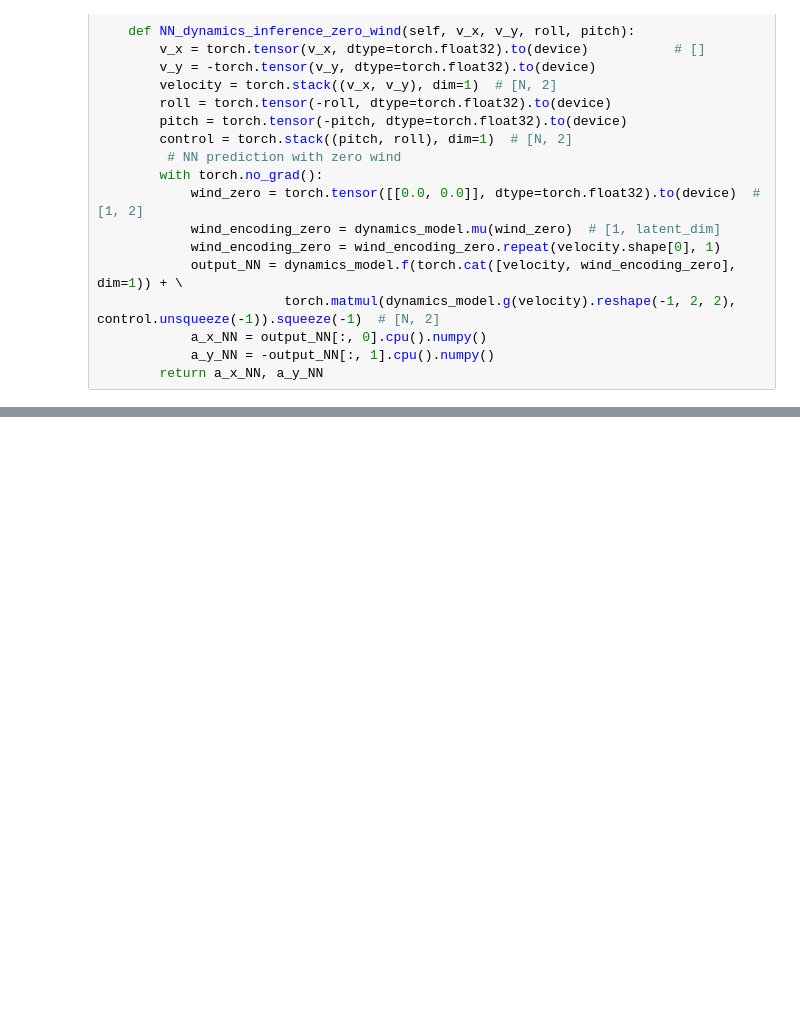
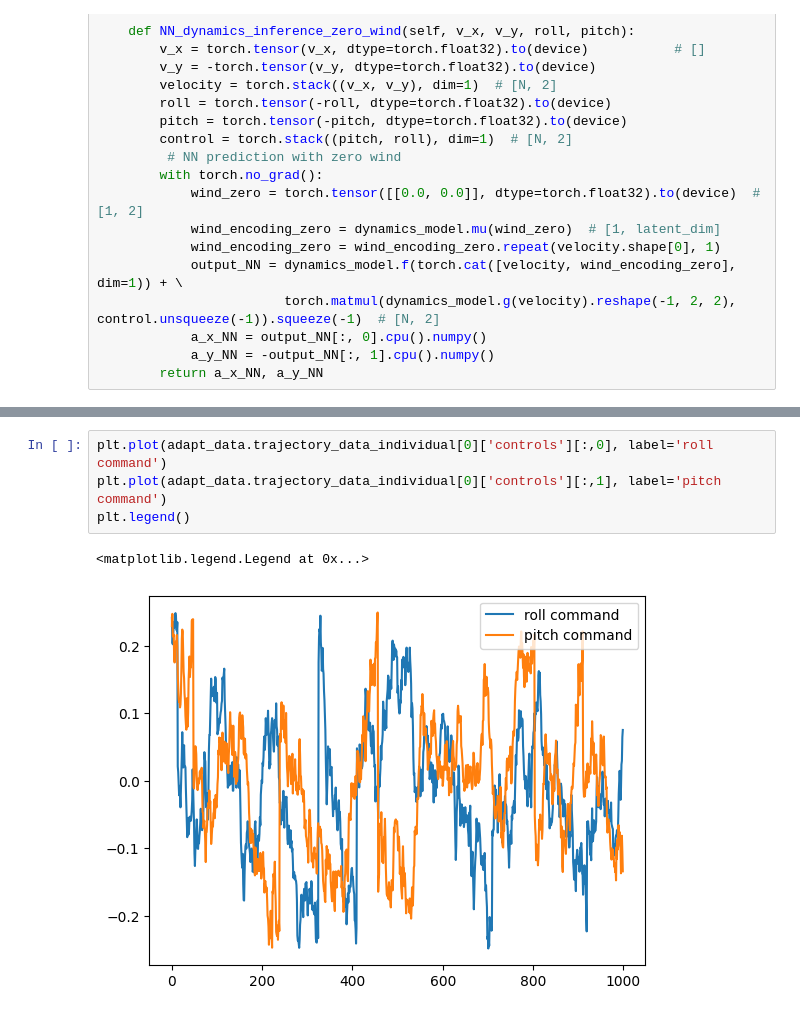
Before and after one commit to rohangarg2001/learning_based_adaptive_reachability, a Jupyter notebook: adaption_module/disturbance_based/feasability_disturbance_based.ipynb, the cells around one changed output, grey strips where cells are left out. Saved outputs shown, nothing was run; the diff lists cells and outputs as text; blank space fills up the shorter version.

```diff
--- a/adaption_module/disturbance_based/feasability_disturbance_based.ipynb
+++ b/adaption_module/disturbance_based/feasability_disturbance_based.ipynb
@@ -104,0 +122,7 @@ plt.plot(adapt_data.trajectory_data['winds'][:,1], adapt_data.trajectory_data['a
+# %%
+plt.plot(adapt_data.trajectory_data_individual[0]['controls'][:,0], label='roll command')
+plt.plot(adapt_data.trajectory_data_individual[0]['controls'][:,1], label='pitch command')
+plt.legend()
+# %% [output]
+<matplotlib.legend.Legend at 0x...>
+[figure, added]
```
Also changed, not shown: parts of 8 cells of this notebook, 4 other files.
